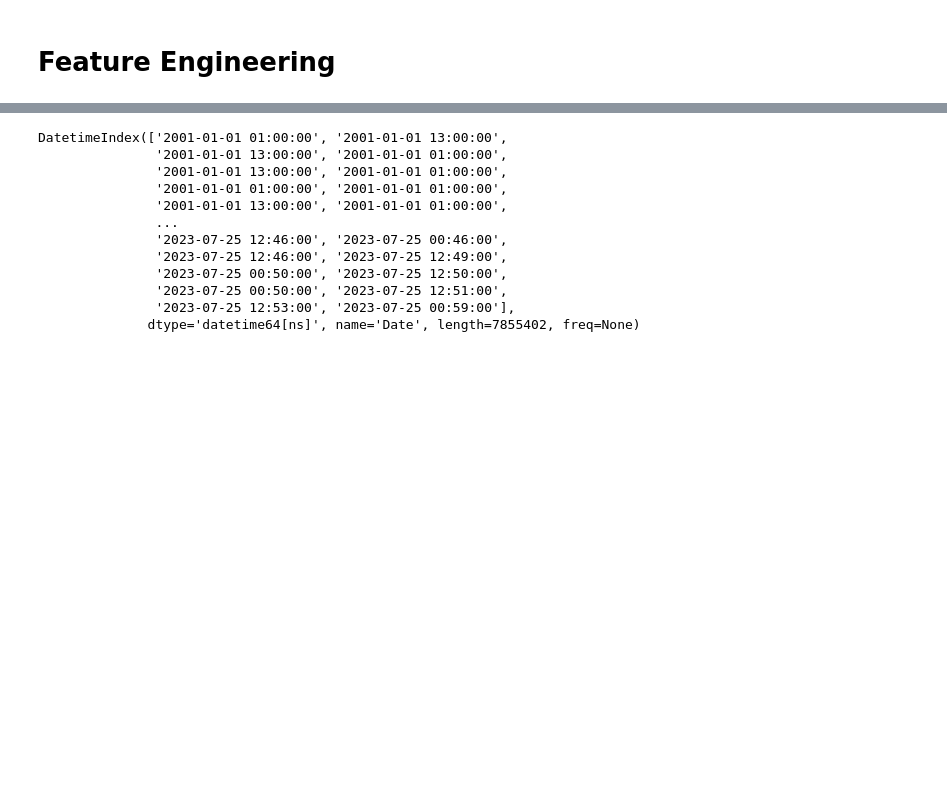
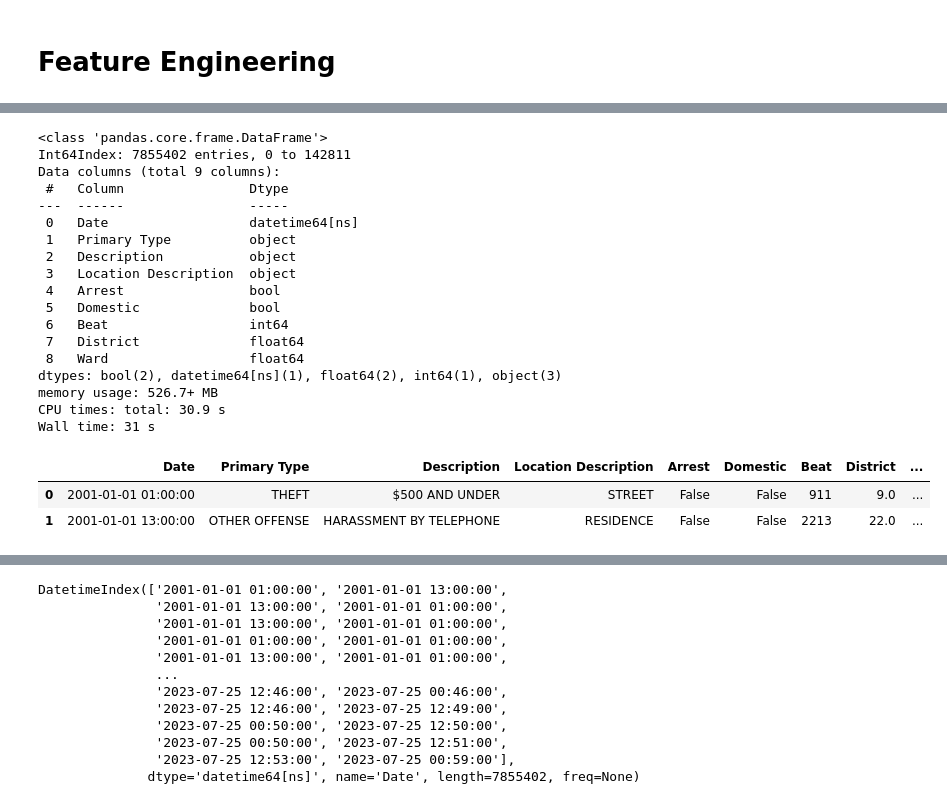
Before and after one commit to Mhoover41/Project-4-Chicago-Crime-Data, a Jupyter notebook: Workflow - Prep Chicago Crime Data.ipynb, the cells around one changed output, grey strips where cells are left out. Drawn from its saved outputs; the diff is of its cells as text; code cells hidden in the pictures; blank space fills up the shorter version.

```diff
--- a/Workflow - Prep Chicago Crime Data.ipynb
+++ b/Workflow - Prep Chicago Crime Data.ipynb
@@ -446,2 +451,32 @@ df['Date'] = pd.to_datetime(df["Date"])
+# %%
+%%time
+## Make a datetime index using pd.to_datetime & specifying the format  (to save gtime)
+df['Date'] = pd.to_datetime(df['Date'],
+                                          format=fmt,
+                                          infer_datetime_format=False)
+df.info()
+df.head(2)
+# %% [output]
+<class 'pandas.core.frame.DataFrame'>
+Int64Index: 7855402 entries, 0 to 142811
+Data columns (total 9 columns):
+ #   Column                Dtype
+---  ------                -----
+ 0   Date                  datetime64[ns]
+ 1   Primary Type          object
+ 2   Description           object
+ 3   Location Description  object
+ 4   Arrest                bool
+ 5   Domestic              bool
+ 6   Beat                  int64
+ 7   District              float64
+ 8   Ward                  float64
+dtypes: bool(2), datetime64[ns](1), float64(2), int64(1), object(3)
+memory usage: 526.7+ MB
+CPU times: total: 30.9 s
+Wall time: 31 s
+|  | Date | Primary Type | Description | Location Description | Arrest | Domestic | Beat | District | ... |
+| 0 | 2001-01-01 01:00:00 | THEFT | $500 AND UNDER | STREET | False | False | 911 | 9.0 | ... |
+| 1 | 2001-01-01 13:00:00 | OTHER OFFENSE | HARASSMENT BY TELEPHONE | RESIDENCE | False | False | 2213 | 22.0 | ... |
 # %%
 ## feature engineering for dates
```
Also changed, not shown: parts of 26 cells of this notebook.
